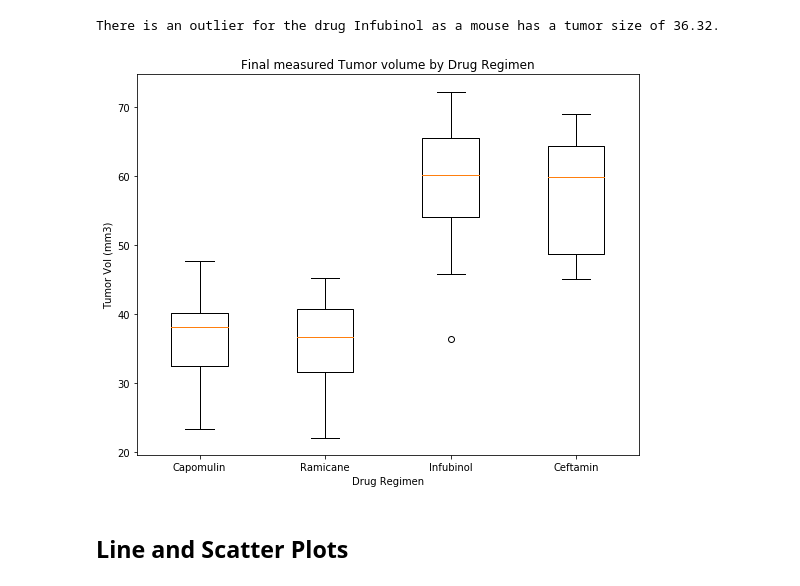
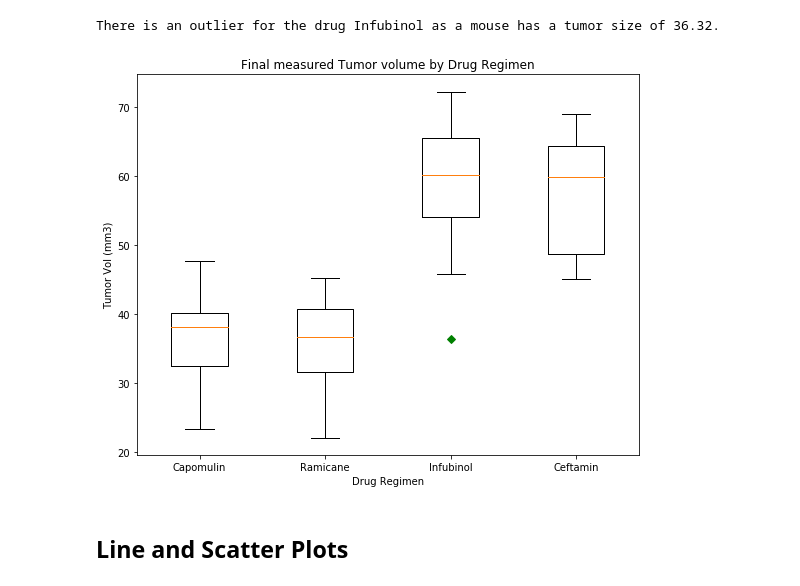
Before and after one commit to jaysueno/pymaceuticals, a Jupyter notebook: Pymaceuticals/Pymaceuticals_jay_v2_FINALSUBMISSION.ipynb, the cells around one changed output. Saved outputs shown, nothing was run; the diff lists cells and outputs as text; code cells hidden in the pictures.

```diff
--- a/Pymaceuticals/Pymaceuticals_jay_v2_FINALSUBMISSION.ipynb
+++ b/Pymaceuticals/Pymaceuticals_jay_v2_FINALSUBMISSION.ipynb
@@ -340,23 +361,23 @@ There is an outlier for the drug Infubinol as a mouse has a tumor size of 36.32.
 # %%
 # Generate a box plot of the final tumor volume of each mouse across four regimens of interest
 # Created a list to use for the boxplot. Each one list is a list of each drug tumor data.
 boxplot_list = [drug_df[treatments[0]],
                 drug_df[treatments[1]],
                 drug_df[treatments[2]],
                 drug_df[treatments[3]]
                ]
 # used plt.subplots to define size
 fig1, ax = plt.subplots(figsize=(9,7))
 ax.set_title('Final measured Tumor volume by Drug Regimen') #set title
 ax.set_xlabel('Drug Regimen') # set x label
 ax.set_ylabel('Tumor Vol (mm3)') #set y lable
 # used ax.boxplot function and ran the parameter boxplot_list to create the boxplot
-ax.boxplot(boxplot_list)
+ax.boxplot(boxplot_list, 0, 'gD')
 plt.xticks([1,2,3,4], treatments) # set labels of each boxplot
 plt.savefig('boxplot')
 plt.show()
 # %% [output]
-[figure, old version]
+[figure, new version]
 # %% [markdown]
 ## Line and Scatter Plots
 # %%
```
Also changed, not shown: parts of 1 cell of this notebook, 1 other file.
